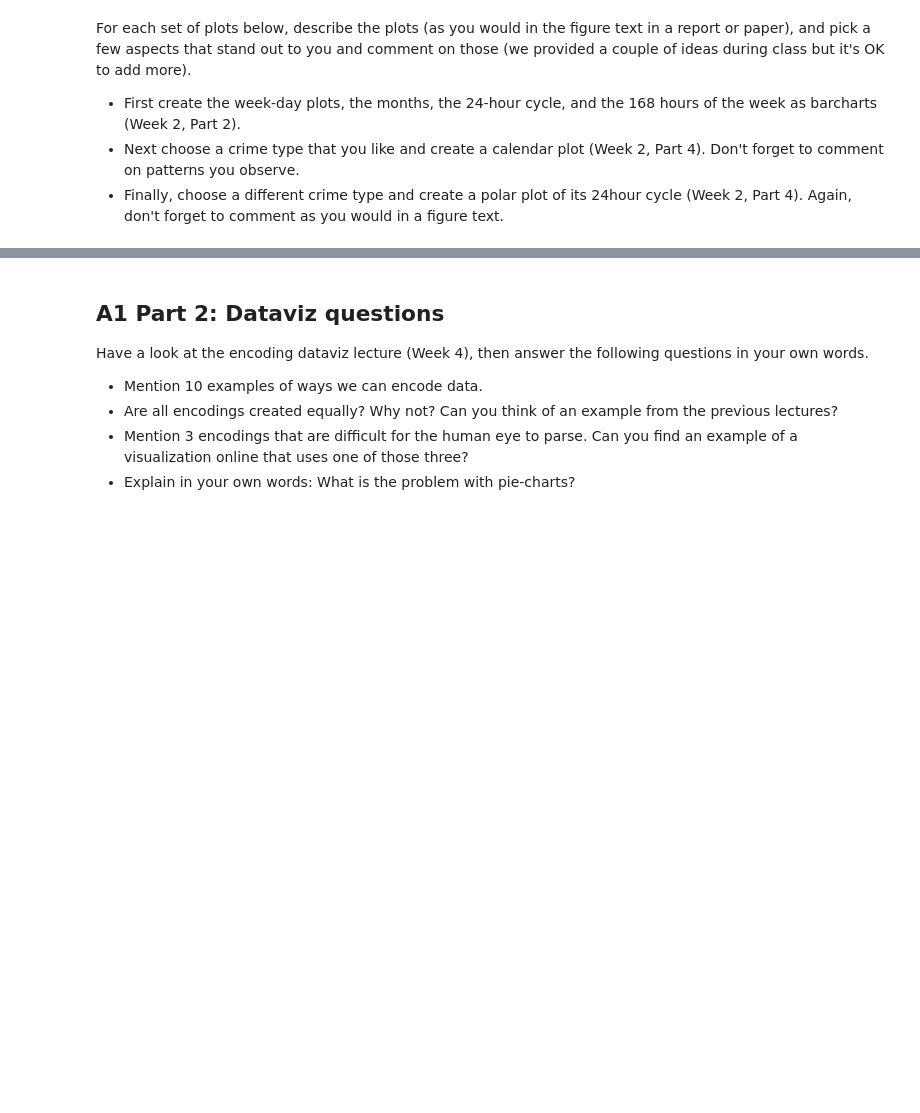
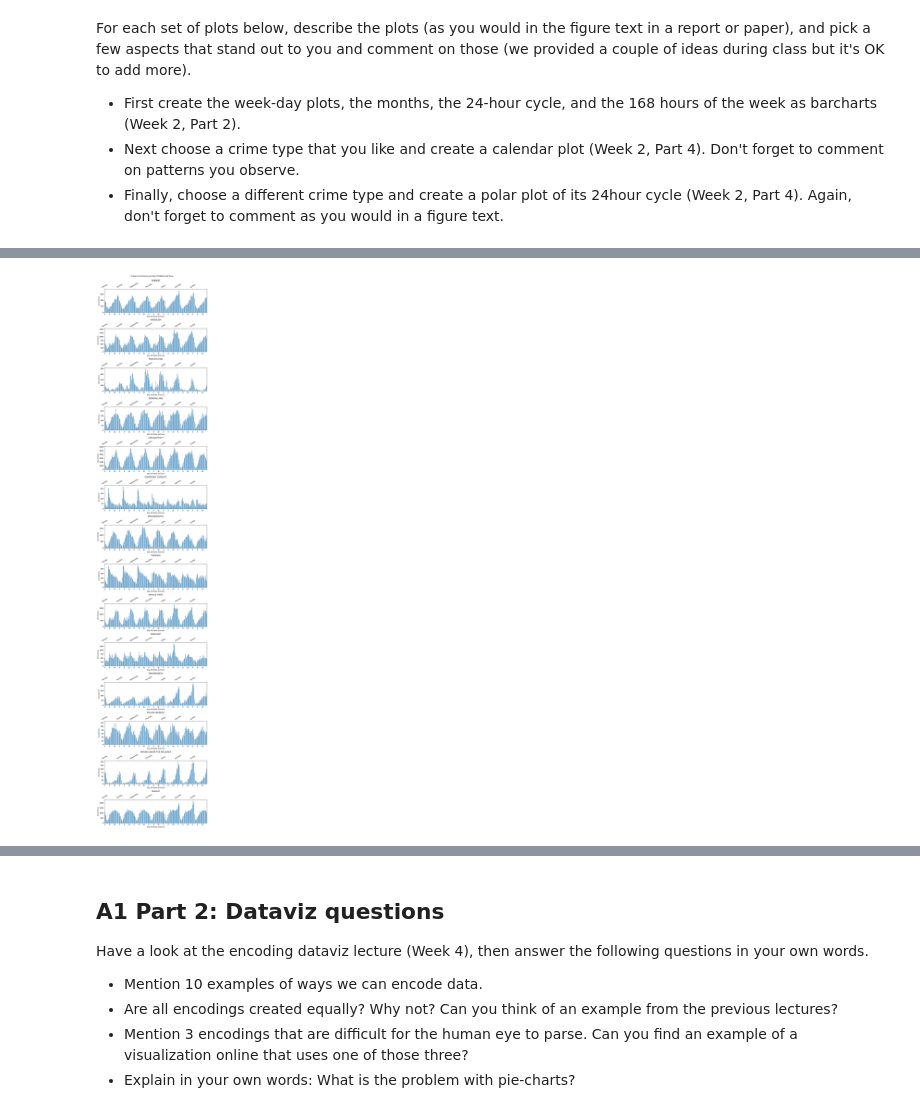
Before and after one commit to s185231/02806Assignments, a Jupyter notebook: Assignment1.ipynb, the cells around one changed output, grey strips where cells are left out. Cells and saved outputs as stored; diff of their text form; code cells hidden in the pictures; blank space fills up the shorter version.

```diff
--- a/Assignment1.ipynb
+++ b/Assignment1.ipynb
@@ -29,0 +69,19 @@ For each set of plots below, describe the plots (as you would in the figure text
+# %%
+fig = plt.figure(figsize=(10,50))
+for i, crime in enumerate(focuscrimes):
+    df_i = df.loc[df.Category == crime]
+    crimes_per_DayOfWeek_and_hour = df_i.groupby([df_i['Timestamp'].dt.day_of_week,df_i['Timestamp'].dt.day_name(),df_i['Timestamp'].dt.hour])['DayOfWeek'].value_counts()
+    crimes_per_DayOfWeek_and_hour = crimes_per_DayOfWeek_and_hour.droplevel(0,'index').droplevel(0,'index')
+    ax = fig.add_subplot(14, 1, i + 1)
+    crimes_per_DayOfWeek_and_hour.droplevel(1,'index').plot(ax=ax, kind='bar', title=crime, xlabel="Day Of Week and hour", ylabel="Occurences")
+    ax.locator_params(axis='x', nbins=7*3)
+    ax.tick_params( axis='x', labelrotation = 0)
+    ax2 = ax.twiny()
+    crimes_per_DayOfWeek_and_hour.droplevel(0,'index').plot(ax=ax2, kind='bar', title='', xlabel='', ylabel='')
+    ax2.locator_params(axis='x', nbins=7)
+    ax2.tick_params( axis='x', labelrotation = 30)
+fig.tight_layout(rect=[0, 0, 1, 0.975])
+fig.suptitle('Crime occurences per Day Of Week and hour')
+plt.show()
+# %% [output]
+[figure, added]
```
Also changed, not shown: parts of 8 cells of this notebook.
